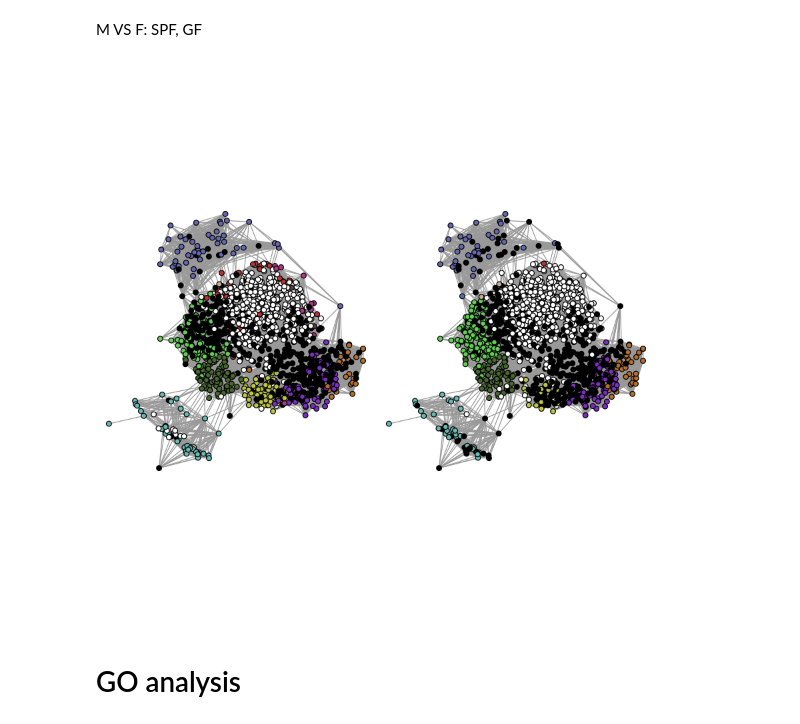
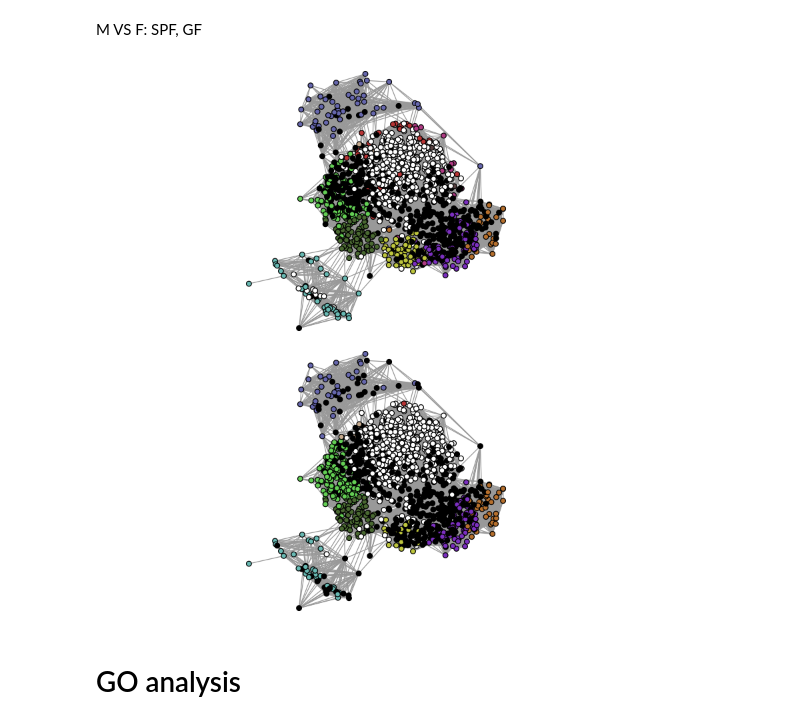
Before and after one commit to anuprulez/amma, a Jupyter notebook: src/gender-effect-type.ipynb, the cells around one changed output. Drawn from its saved outputs; the diff is of its cells as text; code cells hidden in the pictures.

Commit message:
Update gender effect analysis

```diff
--- a/src/gender-effect-type.ipynb
+++ b/src/gender-effect-type.ipynb
@@ -117,13 +111,13 @@ upset(as.data.frame(gender_type_deg$deg))
 # %% [markdown]
 M VS F: SPF, GF
 # %%
-par(mfrow=c(1,2),mar=c(0,0,0,0))
-col_M_vs_F_SPF = get_deg_colors(gender_type_deg, to_comp[1], connected_gene_colors, module_nb)
+par(mfrow=c(2,1),mar=c(0,0,0,0))
+col_M_vs_F_SPF = get_deg_colors(gender_type_deg, "M VS F (SPF)", connected_gene_colors, module_nb)
 plot_net_with_layout(net, col_M_vs_F_SPF, pal2, layout, add_legend = FALSE)
-col_M_vs_F_GF = get_deg_colors(gender_type_deg, to_comp[2], connected_gene_colors, module_nb)
+col_M_vs_F_GF = get_deg_colors(gender_type_deg, "M VS F (GF)", connected_gene_colors, module_nb)
 plot_net_with_layout(net, col_M_vs_F_GF, pal2, layout, add_legend = FALSE)
 # %% [output]
-[figure, old version]
+[figure, new version]
 # %% [markdown]
 # GO analysis
 # %%
```
Also changed, not shown: parts of 8 cells of this notebook, 34 other files.
